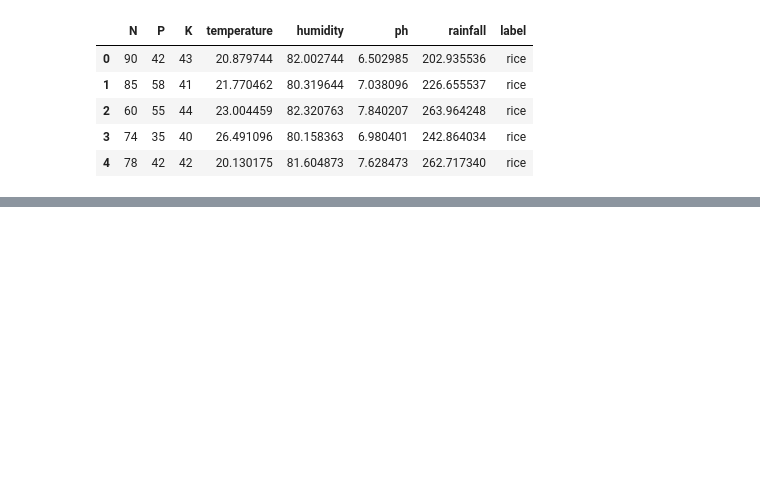
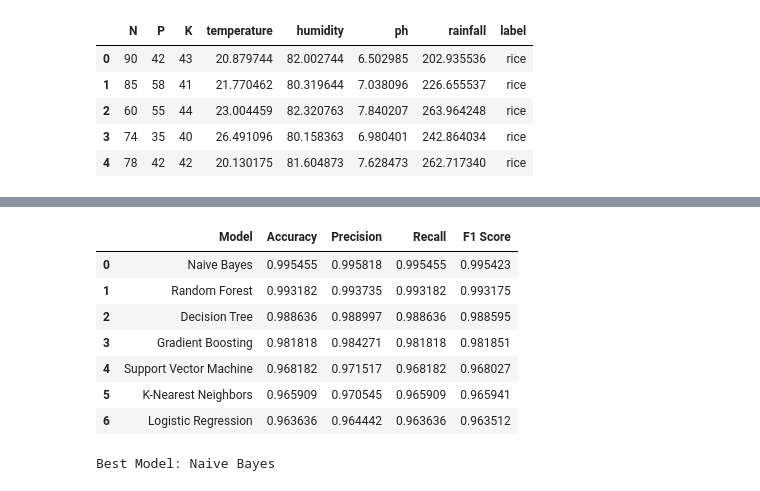
Before and after one commit to rockmerev/croprec, a Jupyter notebook: pj1/crs.ipynb, the cells around one changed output, grey strips where cells are left out. Saved outputs shown, nothing was run; the diff lists cells and outputs as text; code cells hidden in the pictures; blank space fills up the shorter version.

```diff
--- a/pj1/crs.ipynb
+++ b/pj1/crs.ipynb
@@ -506,0 +42,6 @@ crop_dicty = {
+# %%
+X = crop.drop(['label', 'label_num'], axis=1)
+y = crop['label_num']
+# %%
+scaler = StandardScaler()
+X_scaled = scaler.fit_transform(X)
@@ -506,0 +50,48 @@ crop_dicty = {
+# %%
+models = {
+    'Logistic Regression': LogisticRegression(max_iter=200),
+    'Decision Tree': DecisionTreeClassifier(),
+    'Random Forest': RandomForestClassifier(),
+    'Gradient Boosting': GradientBoostingClassifier(),
+    'Naive Bayes': GaussianNB(),
+    'Support Vector Machine': SVC(),
+    'K-Nearest Neighbors': KNeighborsClassifier()
+}
+# %%
+model_performance = []
+
+for name, model in models.items():
+    model.fit(X_train, y_train)
+    y_pred = model.predict(X_test)
+    accuracy = accuracy_score(y_test, y_pred)
+    precision = precision_score(y_test, y_pred, average='weighted')
+    recall = recall_score(y_test, y_pred, average='weighted')
+    f1 = f1_score(y_test, y_pred, average='weighted')
+    model_performance.append({
+        'Model': name,
+        'Accuracy': accuracy,
+        'Precision': precision,
+        'Recall': recall,
+        'F1 Score': f1
+    })
+
+# Create DataFrame for performance comparison
+performance_df = pd.DataFrame(model_performance)
+performance_df = performance_df.sort_values(by='Accuracy', ascending=False)
+performance_df.reset_index(drop=True, inplace=True)
+performance_df
+# %% [output]
+|  | Model | Accuracy | Precision | Recall | F1 Score |
+| 0 | Naive Bayes | 0.995455 | 0.995818 | 0.995455 | 0.995423 |
+| 1 | Random Forest | 0.993182 | 0.993735 | 0.993182 | 0.993175 |
+| 2 | Decision Tree | 0.988636 | 0.988997 | 0.988636 | 0.988595 |
+| 3 | Gradient Boosting | 0.981818 | 0.984271 | 0.981818 | 0.981851 |
+| 4 | Support Vector Machine | 0.968182 | 0.971517 | 0.968182 | 0.968027 |
+| 5 | K-Nearest Neighbors | 0.965909 | 0.970545 | 0.965909 | 0.965941 |
+| 6 | Logistic Regression | 0.963636 | 0.964442 | 0.963636 | 0.963512 |
+# %%
+best_model_name = performance_df.iloc[0]['Model']
+best_model = models[best_model_name]
+print(f"Best Model: {best_model_name}")
+# %% [output]
+Best Model: Naive Bayes
```
Also changed, not shown: parts of 46 cells of this notebook, 30 other files.
